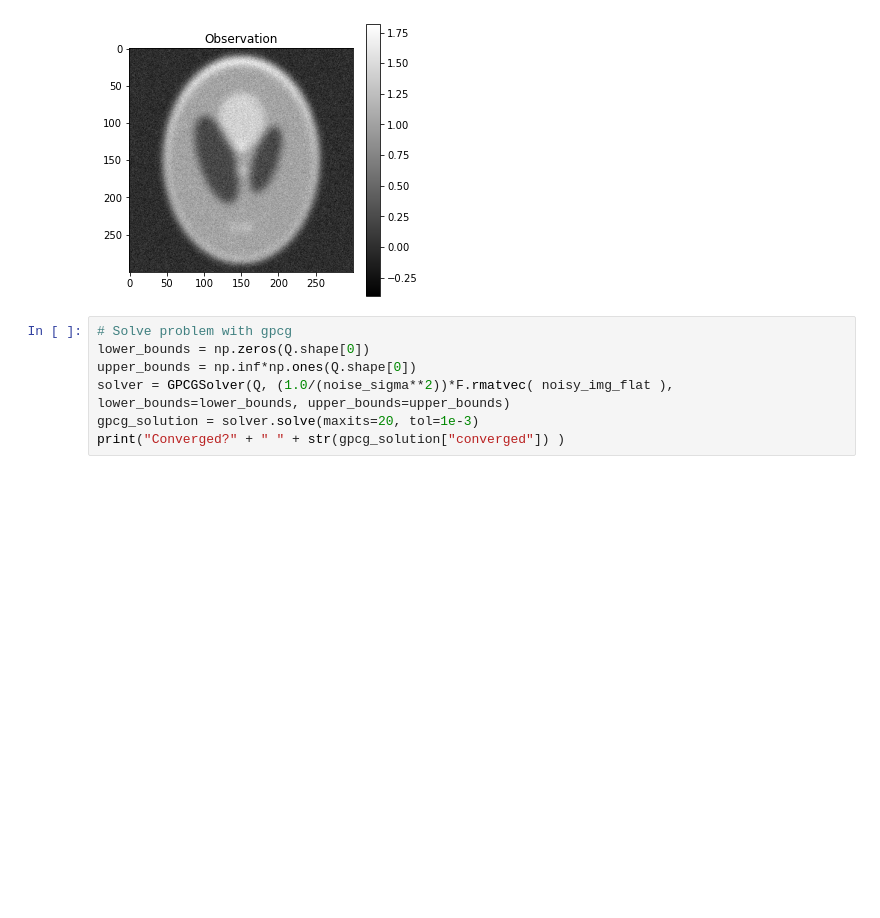
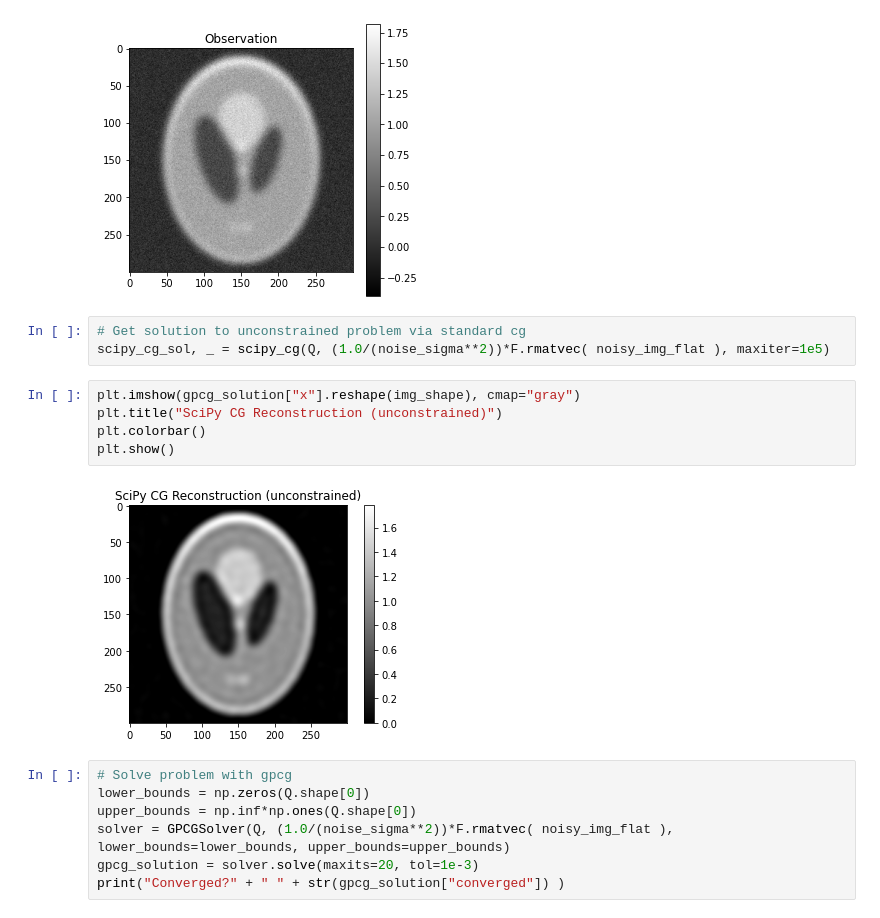
Before and after one commit to jlindbloom/gradient-projected-conjugate-gradient, a Jupyter notebook: examples.ipynb, the cells around one changed output. Cells and saved outputs as stored; diff of their text form; blank space fills up the shorter version.

```diff
--- a/examples.ipynb
+++ b/examples.ipynb
@@ -151,6 +151,16 @@ plt.colorbar()
 plt.show()
 # %% [output]
 [figure]
+# %%
+# Get solution to unconstrained problem via standard cg
+scipy_cg_sol, _ = scipy_cg(Q, (1.0/(noise_sigma**2))*F.rmatvec( noisy_img_flat ), maxiter=1e5)
+# %%
+plt.imshow(gpcg_solution["x"].reshape(img_shape), cmap="gray")
+plt.title("SciPy CG Reconstruction (unconstrained)")
+plt.colorbar()
+plt.show()
+# %% [output]
+[figure, added]
 # %%
 # Solve problem with gpcg
 lower_bounds = np.zeros(Q.shape[0])
```
Also changed, not shown: parts of 2 cells of this notebook, 1 other file.
